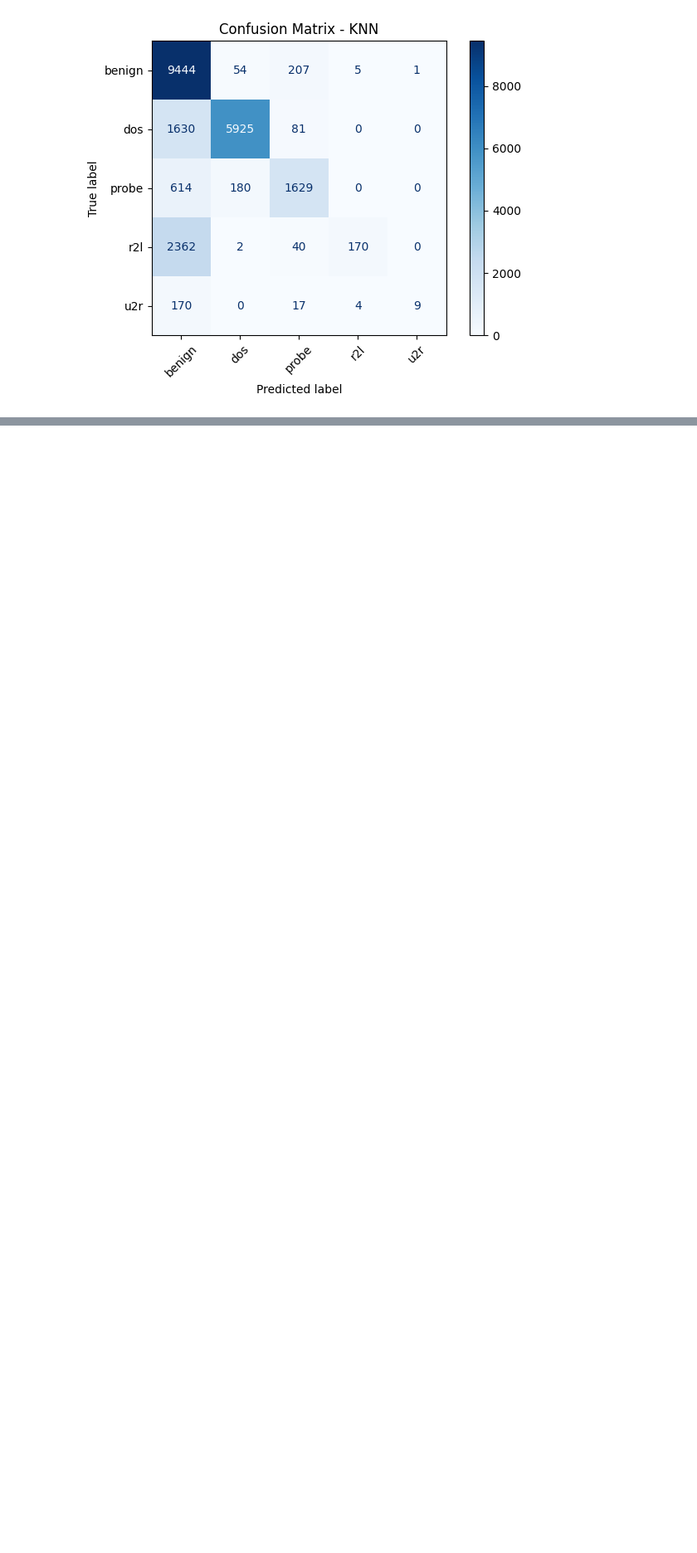
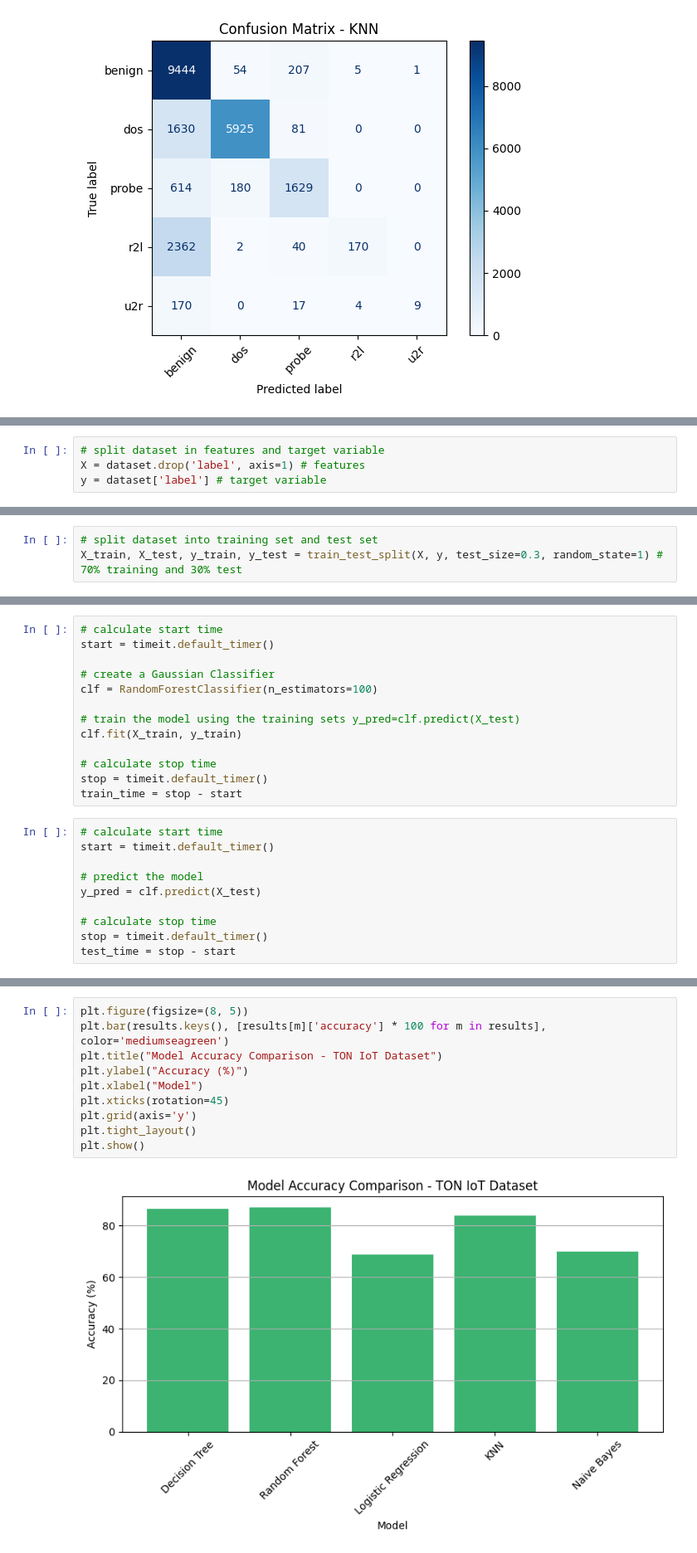
Before and after one commit to spacee48/SIT719, a Jupyter notebook: 5_2_dataset1.ipynb, the cells around one changed output, grey strips where cells are left out. Shown: that part at 83% size. Cells and saved outputs as stored; diff of their text form; blank space fills up the shorter version.

```diff
--- a/5_2_dataset1.ipynb
+++ b/5_2_dataset1.ipynb
@@ -362,0 +450,4 @@ for name, model_result in results.items():
+# %%
+# split dataset in features and target variable
+X = dataset.drop('label', axis=1) # features
+y = dataset['label'] # target variable
@@ -362,0 +475,3 @@ for name, model_result in results.items():
+# %%
+# split dataset into training set and test set
+X_train, X_test, y_train, y_test = train_test_split(X, y, test_size=0.3, random_state=1) # 70% training and 30% test
@@ -362,0 +491,23 @@ for name, model_result in results.items():
+# %%
+# calculate start time
+start = timeit.default_timer()
+
+# create a Gaussian Classifier
+clf = RandomForestClassifier(n_estimators=100)
+
+# train the model using the training sets y_pred=clf.predict(X_test)
+clf.fit(X_train, y_train)
+
+# calculate stop time
+stop = timeit.default_timer()
+train_time = stop - start
+# %%
+# calculate start time
+start = timeit.default_timer()
+
+# predict the model
+y_pred = clf.predict(X_test)
+
+# calculate stop time
+stop = timeit.default_timer()
+test_time = stop - start
@@ -362,0 +672,12 @@ for name, model_result in results.items():
+# %%
+plt.figure(figsize=(8, 5))
+plt.bar(results.keys(), [results[m]['accuracy'] * 100 for m in results], color='mediumseagreen')
+plt.title("Model Accuracy Comparison - TON IoT Dataset")
+plt.ylabel("Accuracy (%)")
+plt.xlabel("Model")
+plt.xticks(rotation=45)
+plt.grid(axis='y')
+plt.tight_layout()
+plt.show()
+# %% [output]
+[figure, added]
```
Also changed, not shown: parts of 26 cells of this notebook.
